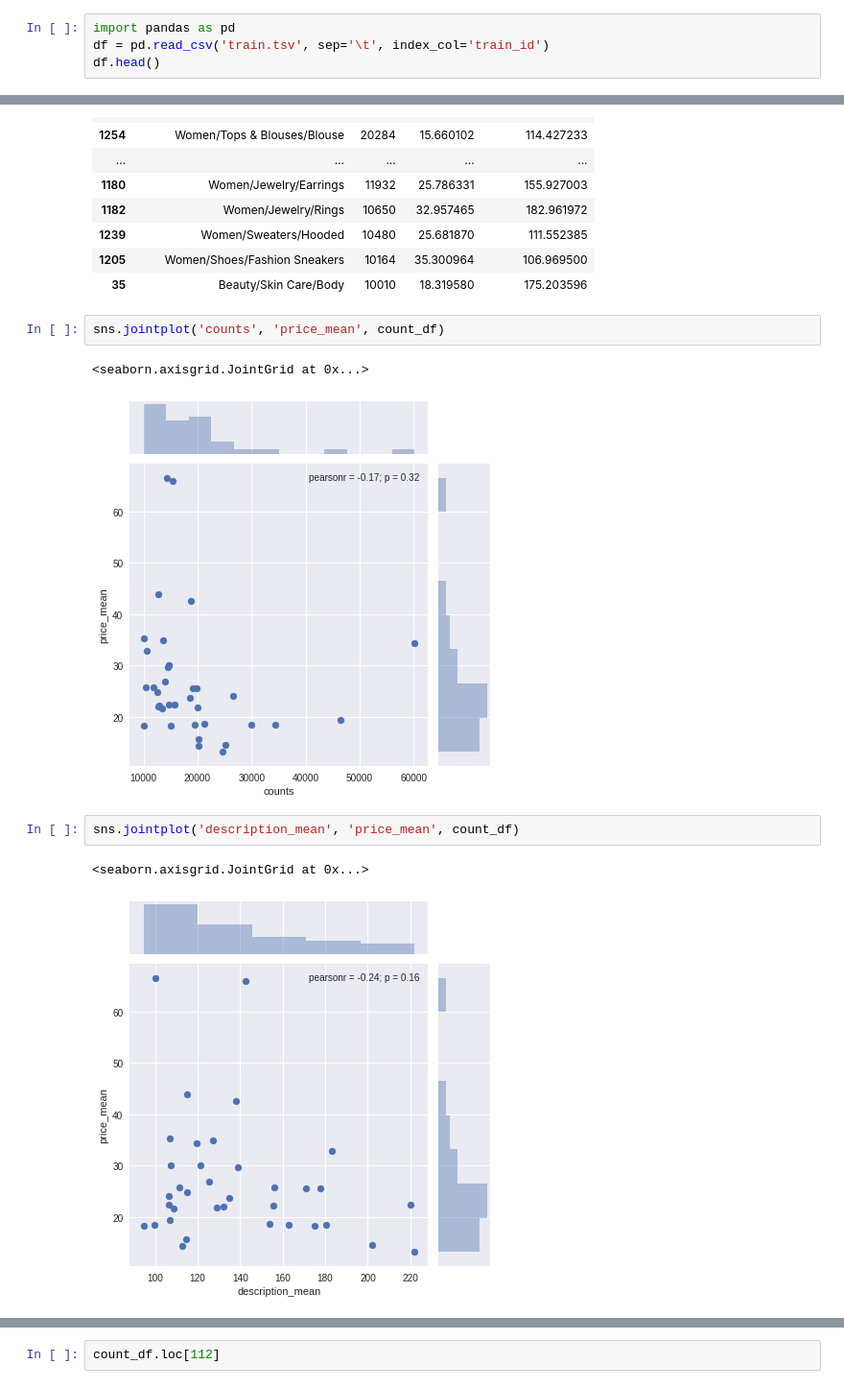
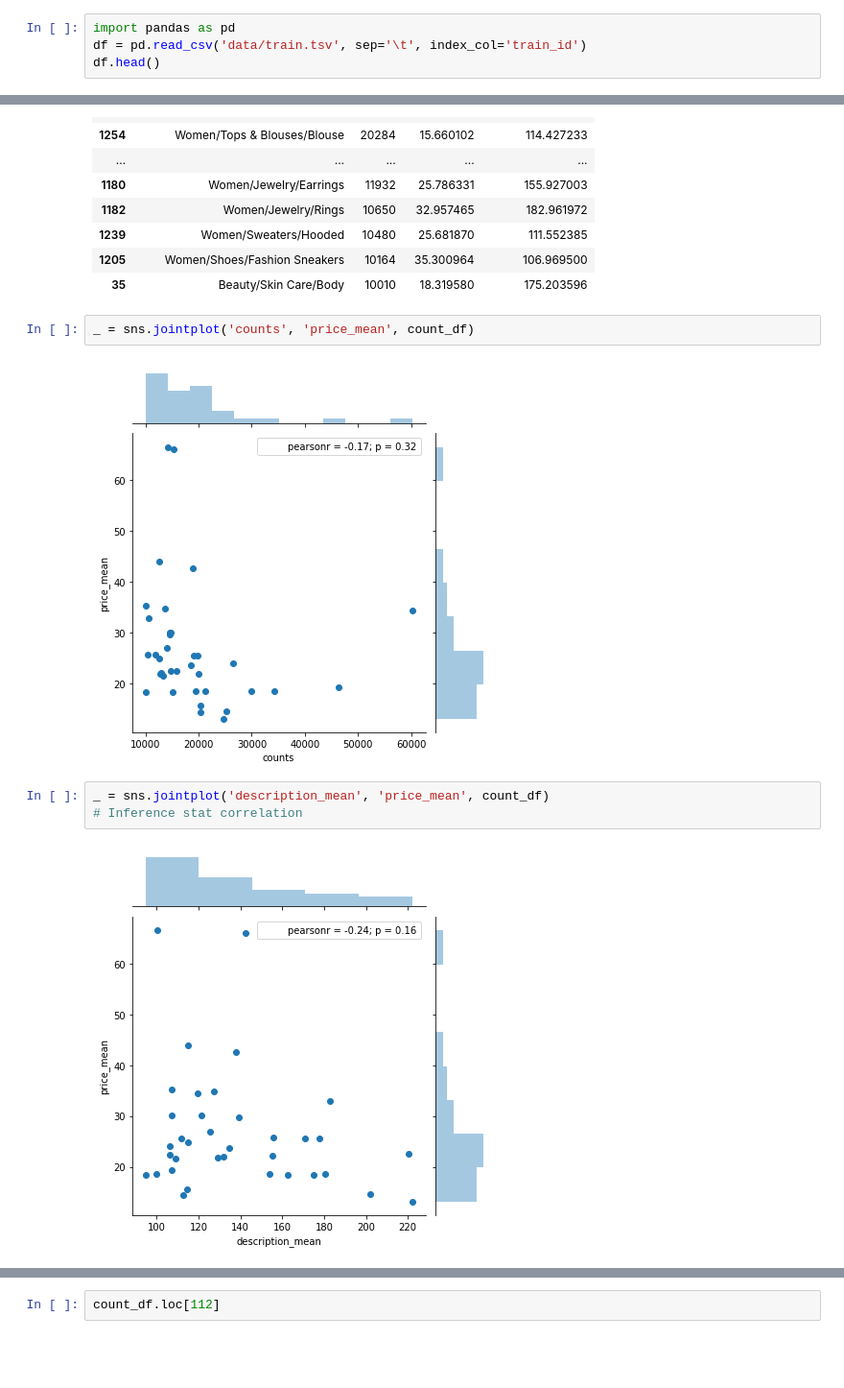
Before and after one commit to ericson-cepeda/springboard-capstone-project, a Jupyter notebook: capstone_project/capstone_recognition_graphs.ipynb, the cells around one changed output, grey strips where cells are left out. Shown at 96% size. Drawn from its saved outputs; the diff is of its cells as text; blank space fills up the shorter version.

```diff
--- a/capstone_project/capstone_recognition_graphs.ipynb
+++ b/capstone_project/capstone_recognition_graphs.ipynb
@@ -1,5 +1,5 @@
 # %%
 import pandas as pd
-df = pd.read_csv('train.tsv', sep='\t', index_col='train_id')
+df = pd.read_csv('data/train.tsv', sep='\t', index_col='train_id')
 df.head()
 # %% [output]
@@ -73,13 +82,12 @@ count_df[['category_name', 'counts', 'price_mean', 'description_mean']]
 | 1205 | Women/Shoes/Fashion Sneakers | 10164 | 35.300964 | 106.969500 |
 | 35 | Beauty/Skin Care/Body | 10010 | 18.319580 | 175.203596 |
 # %%
-sns.jointplot('counts', 'price_mean', count_df)
+_ = sns.jointplot('counts', 'price_mean', count_df)
 # %% [output]
-<seaborn.axisgrid.JointGrid at 0x...>
-[figure, old version]
+[figure, new version]
 # %%
-sns.jointplot('description_mean', 'price_mean', count_df)
+_ = sns.jointplot('description_mean', 'price_mean', count_df)
+# Inference stat correlation
 # %% [output]
-<seaborn.axisgrid.JointGrid at 0x...>
-[figure, old version]
+[figure, new version]
 # %%
```
Also changed, not shown: parts of 8 cells of this notebook, 13 other files.
